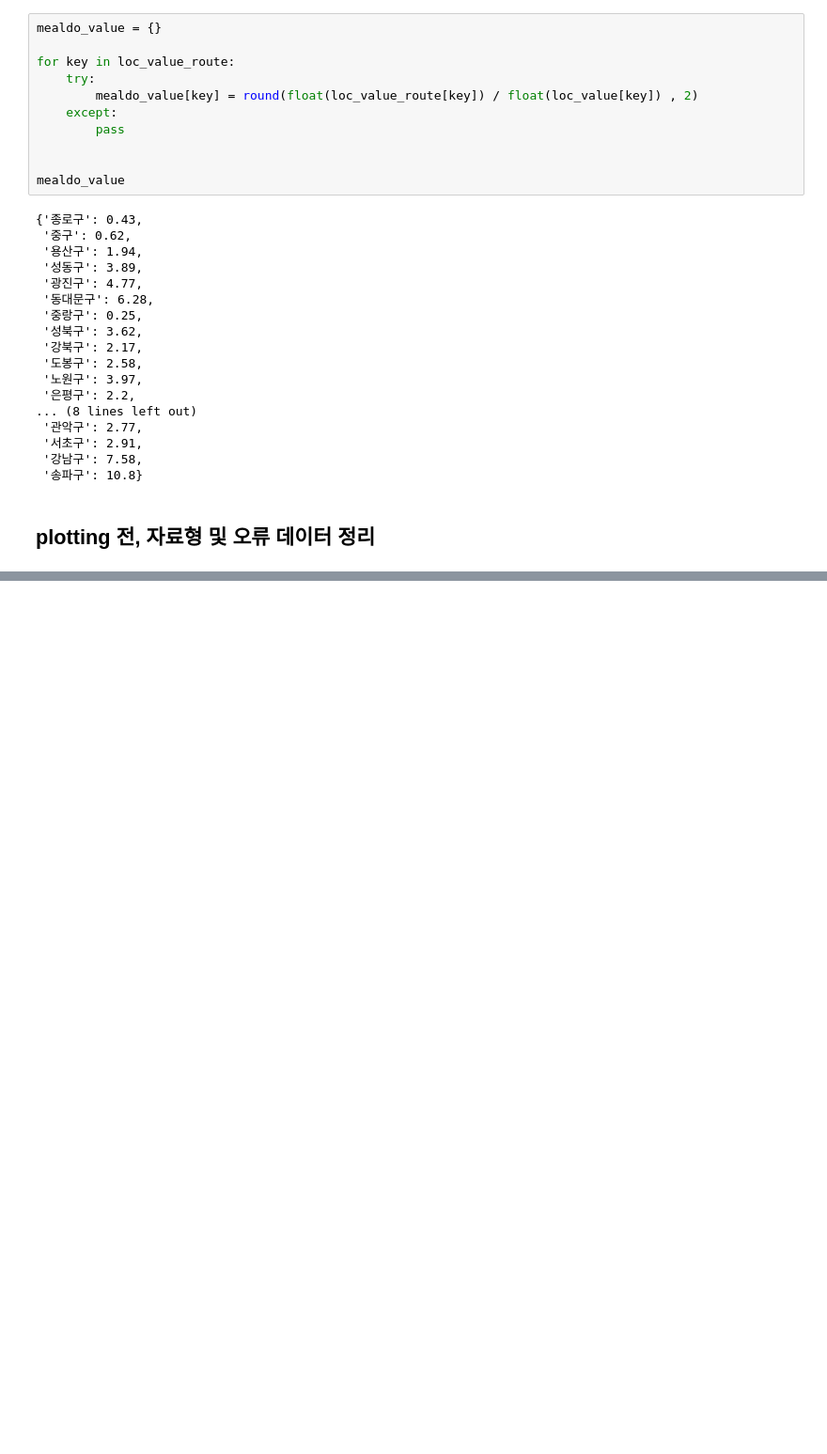
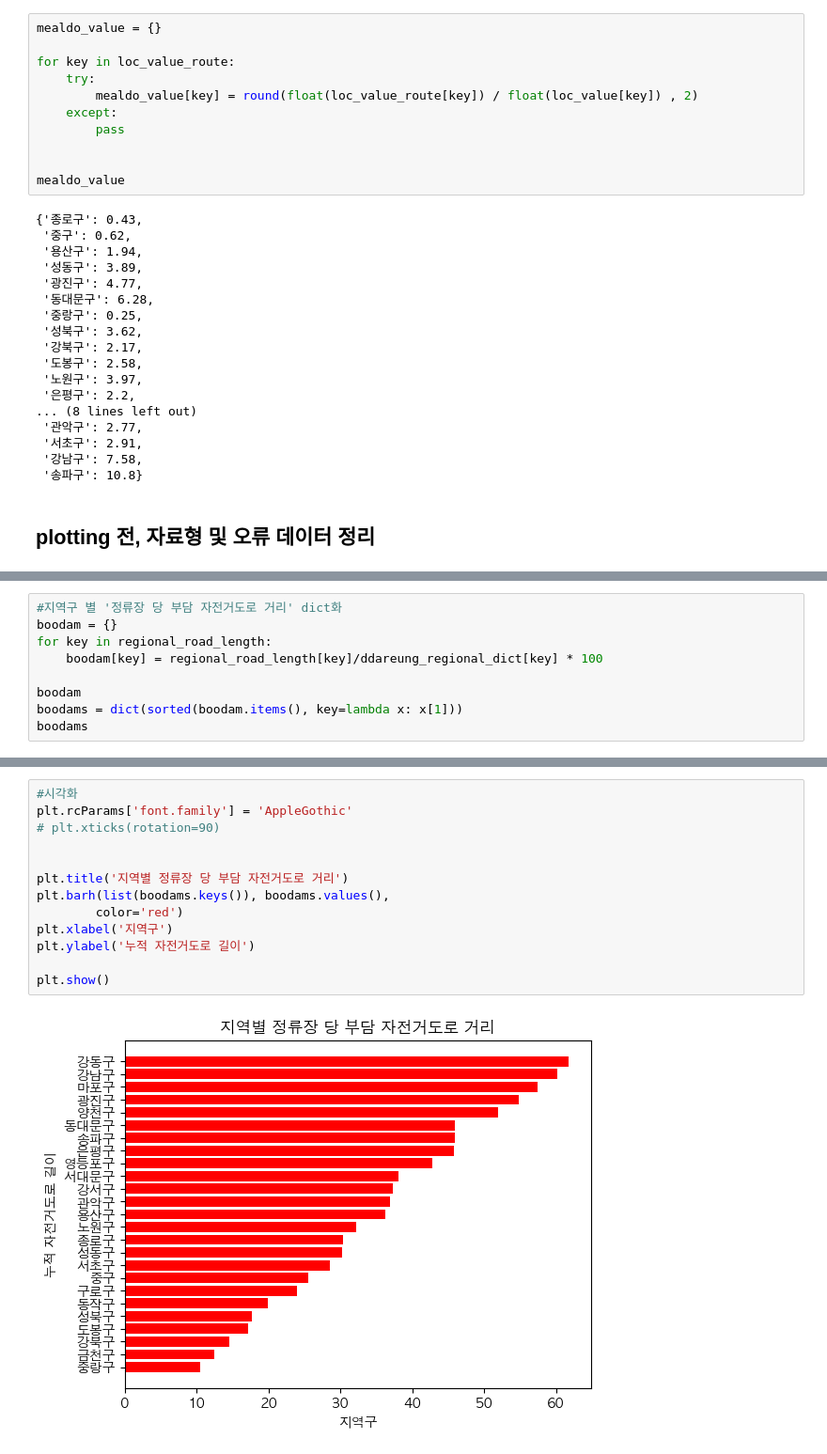
Before and after one commit to henrie-j-kim/mjkim_package, a Jupyter notebook: individual_project.ipynb, the cells around one changed output, grey strips where cells are left out. Shown at 94% size. Saved outputs shown, nothing was run; the diff lists cells and outputs as text; blank space fills up the shorter version.

```diff
--- a/individual_project.ipynb
+++ b/individual_project.ipynb
@@ -545,0 +567,9 @@ plt.show()
+# %%
+#지역구 별 '정류장 당 부담 자전거도로 거리' dict화
+boodam = {}
+for key in regional_road_length:
+    boodam[key] = regional_road_length[key]/ddareung_regional_dict[key] * 100
+
+boodam
+boodams = dict(sorted(boodam.items(), key=lambda x: x[1]))
+boodams
@@ -545,0 +594,15 @@ plt.show()
+# %%
+#시각화
+plt.rcParams['font.family'] = 'AppleGothic'
+# plt.xticks(rotation=90)
+
+
+plt.title('지역별 정류장 당 부담 자전거도로 거리')
+plt.barh(list(boodams.keys()), boodams.values(),
+        color='red')
+plt.xlabel('지역구')
+plt.ylabel('누적 자전거도로 길이')
+
+plt.show()
+# %% [output]
+[figure, added]
```
Also changed, not shown: parts of 20 cells of this notebook.
